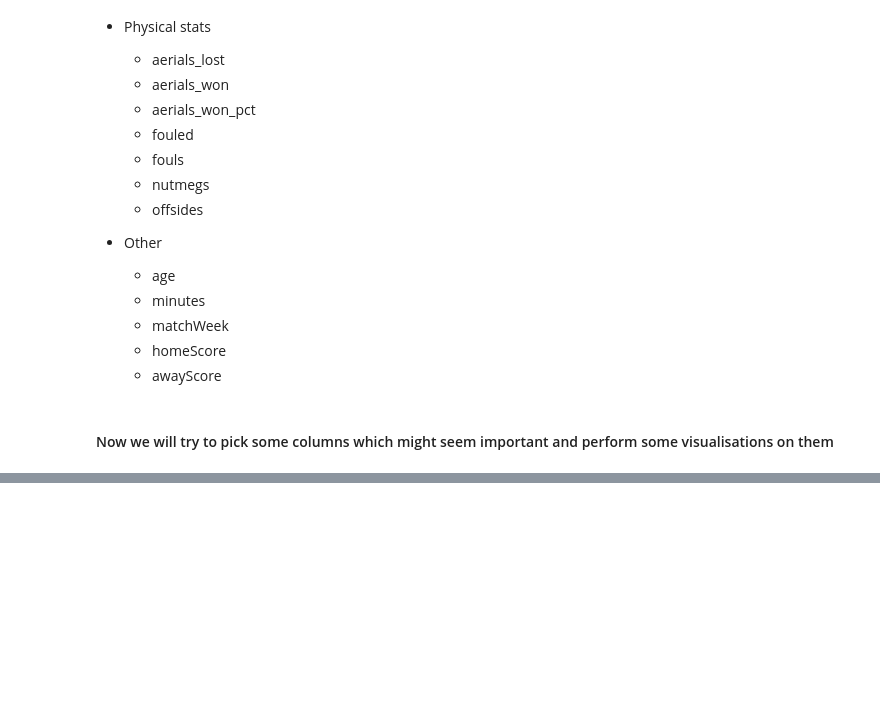
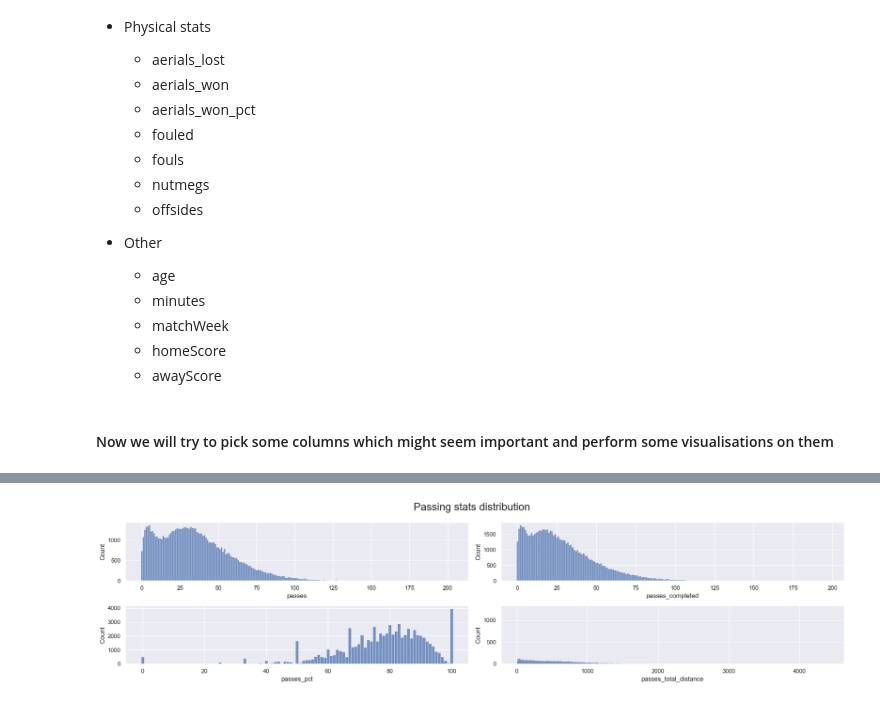
Before and after one commit to tomaszzywicki/Soccer-matches-data-analysis, a Jupyter notebook: code/EDA.ipynb, the cells around one changed output, grey strips where cells are left out. Cells and saved outputs as stored; diff of their text form; code cells hidden in the pictures; blank space fills up the shorter version.

```diff
--- a/code/EDA.ipynb
+++ b/code/EDA.ipynb
@@ -270,0 +268,4 @@ Attack stats:
+# %%
+create_subplots(df_home, important_cols[2][1], 2, 2, figsize=(20, 5), title='Passing stats distribution')
+# %% [output]
+[figure, added]
```
Also changed, not shown: parts of 10 cells of this notebook, 1 other file.
